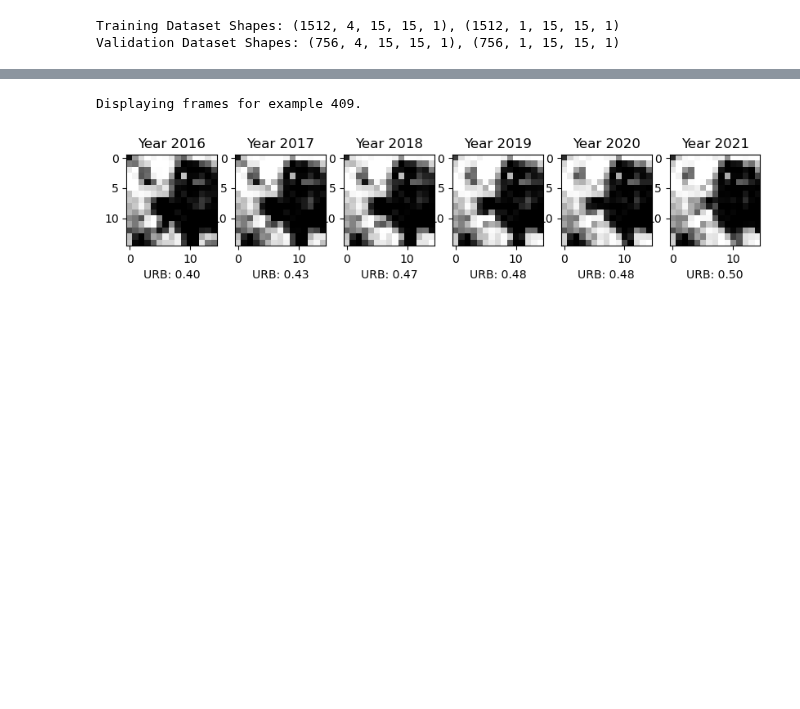
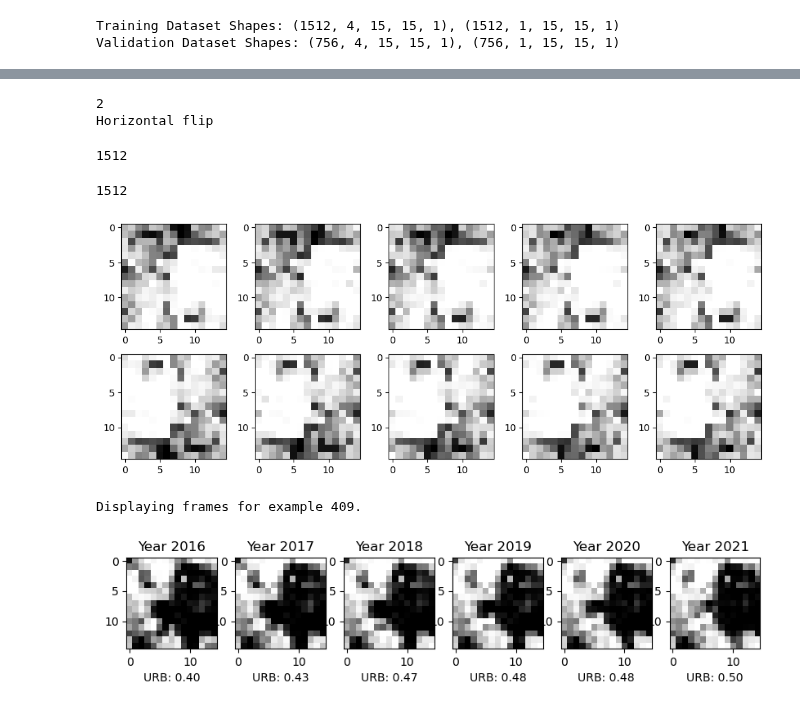
Before and after one commit to victor-radermecker/AdvancedLandCoverAnalytics-Pipeline, a Jupyter notebook: Notebooks/ConvLSTM.ipynb, the cells around one changed output, grey strips where cells are left out. Drawn from its saved outputs; the diff is of its cells as text; code cells hidden in the pictures; blank space fills up the shorter version.

```diff
--- a/Notebooks/ConvLSTM.ipynb
+++ b/Notebooks/ConvLSTM.ipynb
@@ -202,3 +355,41 @@ Validation Dataset Shapes: (756, 4, 15, 15, 1), (756, 1, 15, 15, 1)
+# %%
+aug_train_dataset = train_dataset.map(augment)
+# %% [output]
+2
+Horizontal flip
+# %%
+len(aug_train_dataset)
+# %% [output]
+1512
+# %%
+aug_train_dataset = train_dataset.map(augment)
+
+x_aug, y_aug = tf.py_function(augment, [x, y], [tf.float32, tf.float32])
+
+
+# # Wrap the augment function with tf.py_function
+# def augment_wrapper(x, y):
+#     x_aug, y_aug = tf.py_function(augment, [x, y], [tf.float32, tf.float32])
+#     return x_aug, y_aug
+
+# # Apply the augmentation to each element in the dataset
+# aug_train_dataset = train_dataset.map(augment_wrapper)
+# %%
+len(aug_train_dataset)
+# %% [output]
+1512
+# %%
+# plot 4 images of x and y as fifth image so 5 in total
+fig, axes = plt.subplots(2, 5, figsize=(10, 4))
+for i in range(4):
+    axes[0, i].imshow(X[i, :, :, 0], cmap='gray')
+    axes[1, i].imshow(X_aug[i, :, :, 0], cmap='gray')
+
+axes[0, 4].imshow(y[0, :, :, 0], cmap='gray')
+axes[1, 4].imshow(y_aug[0, :, :, 0], cmap='gray')
+plt.tight_layout()
+# %% [output]
+[figure, added]
 # %%
 # Construct a figure on which we will visualize the images.
 fig, axes = plt.subplots(1, 6, figsize=(10, 8))
```
Also changed, not shown: parts of 24 cells of this notebook, 1 other file.
